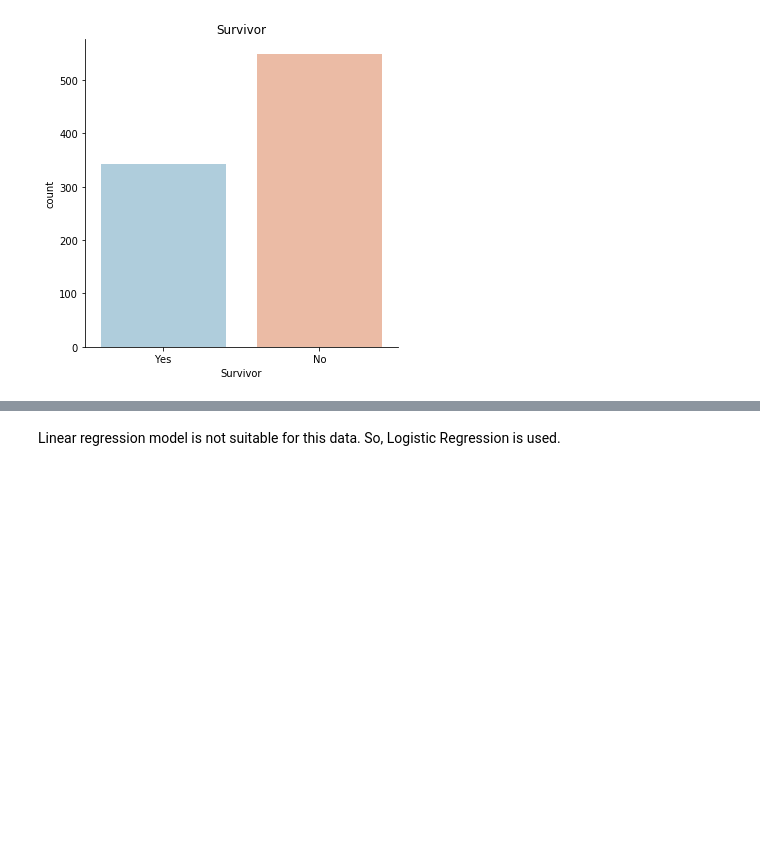
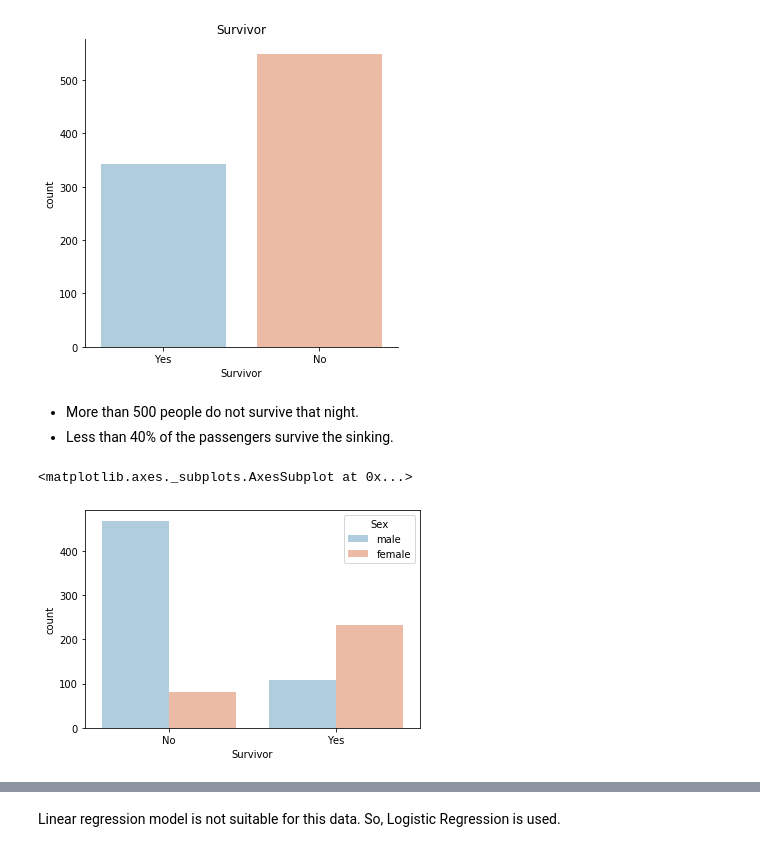
Before and after one commit to fawiyogo001/Data-Science-Portfolio-Python, a Jupyter notebook: Titanic Survival Analysis/Titanic Survival Analysis.ipynb, the cells around one changed output, grey strips where cells are left out. Cells and saved outputs as stored; diff of their text form; code cells hidden in the pictures; blank space fills up the shorter version.

```diff
--- a/Titanic Survival Analysis/Titanic Survival Analysis.ipynb
+++ b/Titanic Survival Analysis/Titanic Survival Analysis.ipynb
@@ -387,3 +375,12 @@ plt.title("Survivor")
 # %% [output]
 Text(0.5, 1, 'Survivor')
 [figure]
+# %% [markdown]
+- More than 500 people do not survive that night.
+- Less than 40% of the passengers survive the sinking.
+# %%
+# gender based on survived
+sns.countplot(x = 'Survivor', hue = 'Sex', data = titanic, palette = 'RdBu_r')
+# %% [output]
+<matplotlib.axes._subplots.AxesSubplot at 0x...>
+[figure, added]
```
Also changed, not shown: parts of 39 cells of this notebook.
